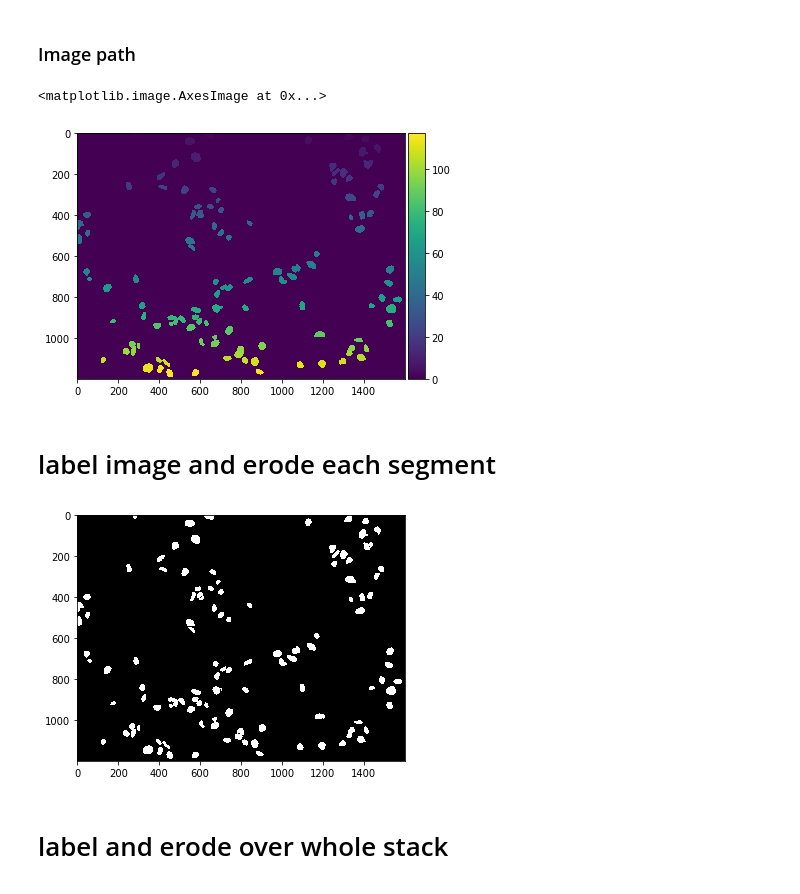
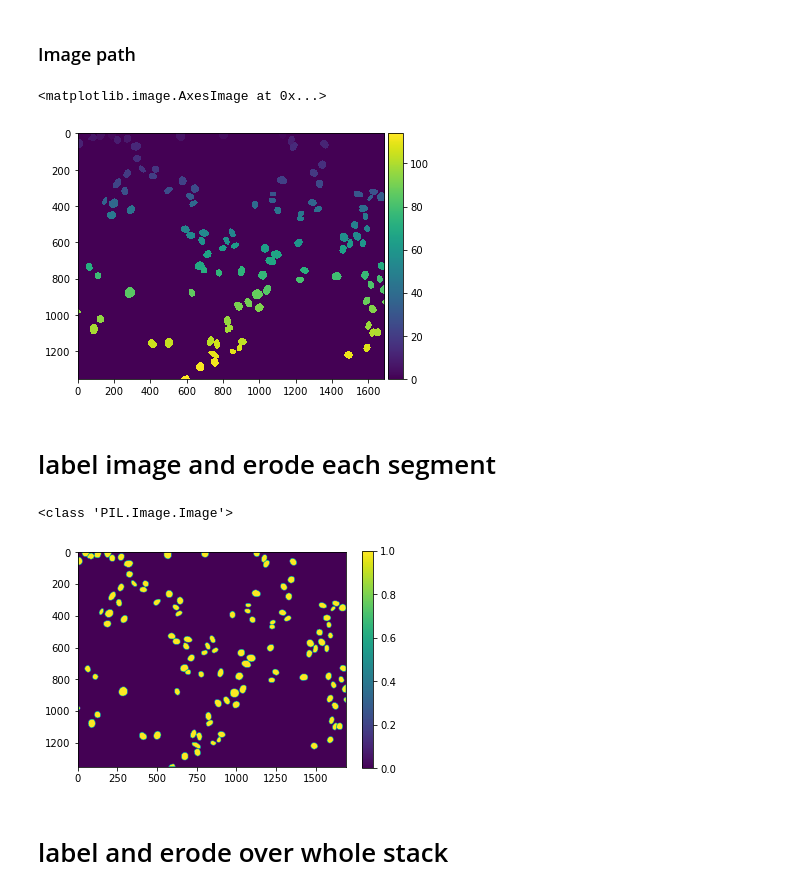
Before and after one commit to nthndy/cell-comp-analysis, a Jupyter notebook: misc/segmentation_type_transform.ipynb, the cells around one changed output. Saved outputs shown, nothing was run; the diff lists cells and outputs as text; code cells hidden in the pictures.

Commit message:
updates to handle more PCNA data

```diff
--- a/misc/segmentation_type_transform.ipynb
+++ b/misc/segmentation_type_transform.ipynb
@@ -20,29 +24,36 @@ from natsort import natsorted
 # %% [markdown]
 ### Image path
 # %%
-image_path = os.path.normpath("/home/nathan/data/kraken/fucci/2017_10_18/pos16/other_mask_data/cellpose_nuclear_3/non_binary_masks/")
-image_name = "s_fucci_0000.tif"
+image_path = "/home/nathan/data/kraken/pcna/MK0000/Pos15/masks/attempt3/"
+image_name = "img_channel001_position015_time000000000_z000_cp_masks.png"
 image = imread(os.path.normpath(os.path.join(image_path, image_name)))
 imshow(image)
 # %% [output]
 <matplotlib.image.AxesImage at 0x...>
-[figure, old version]
+[figure, new version]
 # %% [markdown]
 # label image and erode each segment
 # %%
 segmentation = image
-binary_segmentation = np.zeros(segmentation.shape, dtype=np.bool)
-labels = list(np.unique(segmentation).astype(np.int))
+binary_segmentation = np.zeros(segmentation.shape, dtype=bool)
+labels = list(np.unique(segmentation).astype(int))
 labels.remove(0)
 for i in labels:
     mask = segmentation == i
     mask_eroded = ndi.binary_erosion(mask, iterations=1)
     binary_segmentation = np.logical_or(binary_segmentation, mask_eroded)
 
-imshow(binary_segmentation)
-im = Image.fromarray(binary_segmentation)
-im.save("your_file.jpeg")
+#imshow(binary_segmentation)
+# plt.imshow(binary_segmentation)
+# plt.colorbar()
+
+im = Image.fromarray(binary_segmentation, mode = 'L')
+im.save("/home/nathan/data/kraken/pcna/MK0000/Pos15/masks/your_file.tif")
+plt.imshow(im)
+plt.colorbar()
+print(type(im))
 # %% [output]
+<class 'PIL.Image.Image'>
-[figure, old version]
+[figure, new version]
 # %% [markdown]
 # label and erode over whole stack
```
Also changed, not shown: parts of 3 cells of this notebook, 2 other files.
